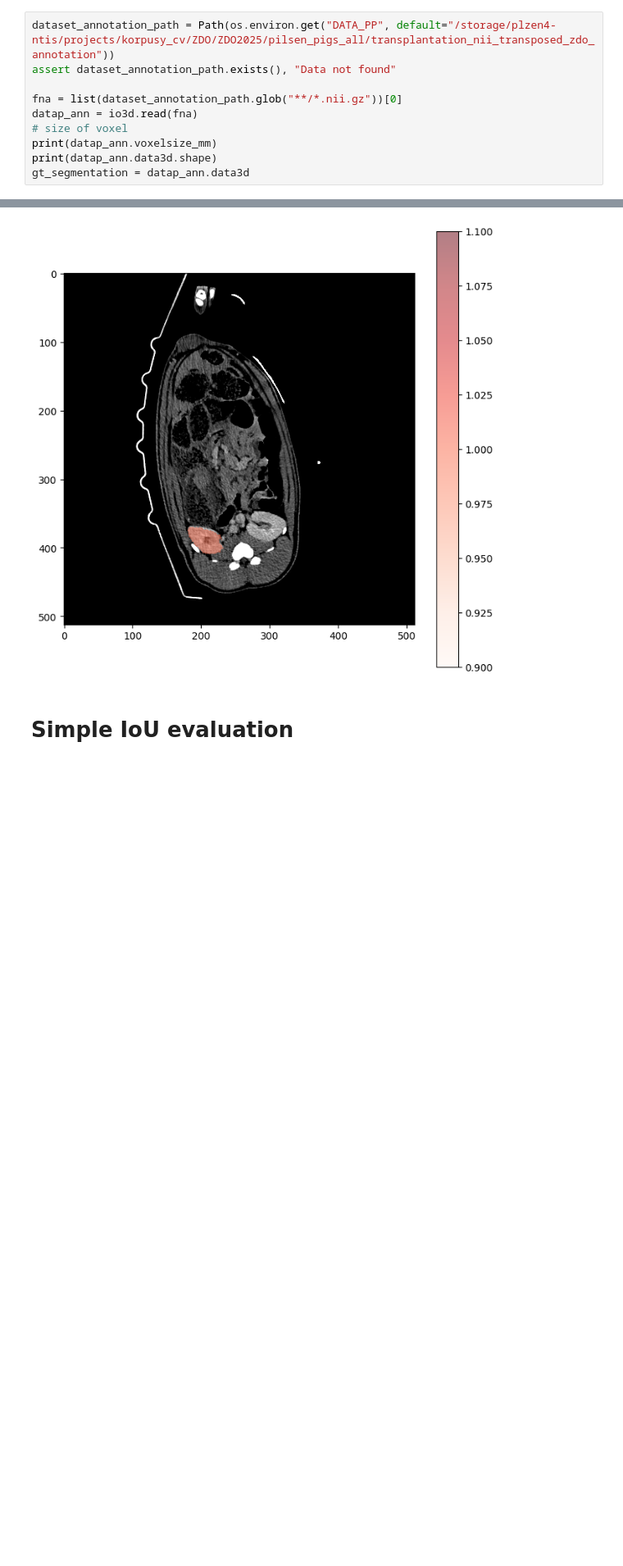
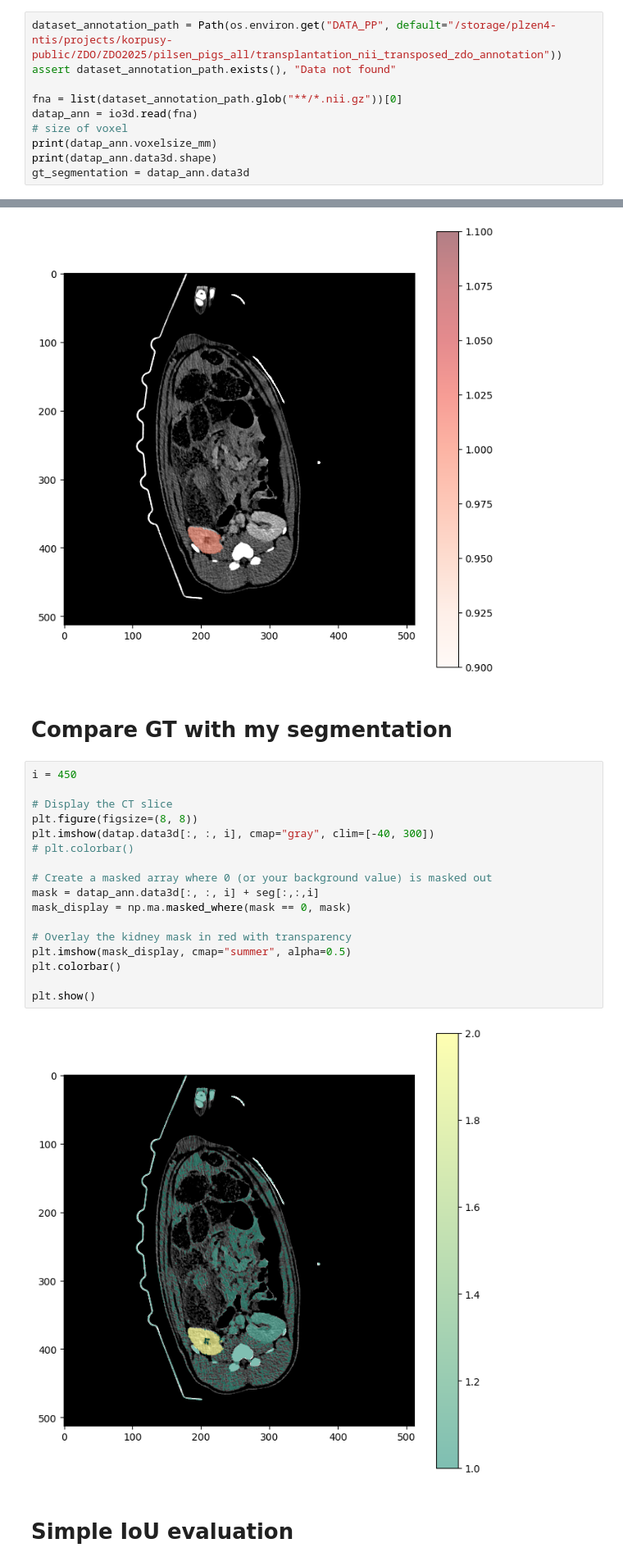
Before and after one commit to mjirik/zdo2025, a Jupyter notebook: ZDO2025.ipynb, the cells around one changed output, grey strips where cells are left out. Shown: that part at 82% size. Saved outputs shown, nothing was run; the diff lists cells and outputs as text; blank space fills up the shorter version.

```diff
--- a/ZDO2025.ipynb
+++ b/ZDO2025.ipynb
@@ -157,5 +203,5 @@ seg = datap.data3d > 55
 # %%
-dataset_annotation_path = Path(os.environ.get("DATA_PP", default="/storage/plzen4-ntis/projects/korpusy_cv/ZDO/ZDO2025/pilsen_pigs_all/transplantation_nii_transposed_zdo_annotation"))
+dataset_annotation_path = Path(os.environ.get("DATA_PP", default="/storage/plzen4-ntis/projects/korpusy-public/ZDO/ZDO2025/pilsen_pigs_all/transplantation_nii_transposed_zdo_annotation"))
 assert dataset_annotation_path.exists(), "Data not found"
 
 fna = list(dataset_annotation_path.glob("**/*.nii.gz"))[0]
@@ -194,6 +240,27 @@ plt.colorbar()
 plt.show()
 # %% [output]
 [figure]
+# %% [markdown]
+# Compare GT with my segmentation
+# %%
+i = 450
+
+# Display the CT slice
+plt.figure(figsize=(8, 8))
+plt.imshow(datap.data3d[:, :, i], cmap="gray", clim=[-40, 300])
+# plt.colorbar()
+
+# Create a masked array where 0 (or your background value) is masked out
+mask = datap_ann.data3d[:, :, i] + seg[:,:,i]
+mask_display = np.ma.masked_where(mask == 0, mask)
+
+# Overlay the kidney mask in red with transparency
+plt.imshow(mask_display, cmap="summer", alpha=0.5)
+plt.colorbar()
+
+plt.show()
+# %% [output]
+[figure, added]
 # %% [markdown]
 # Simple IoU evaluation
 # %%
```
Also changed, not shown: parts of 13 cells of this notebook.
